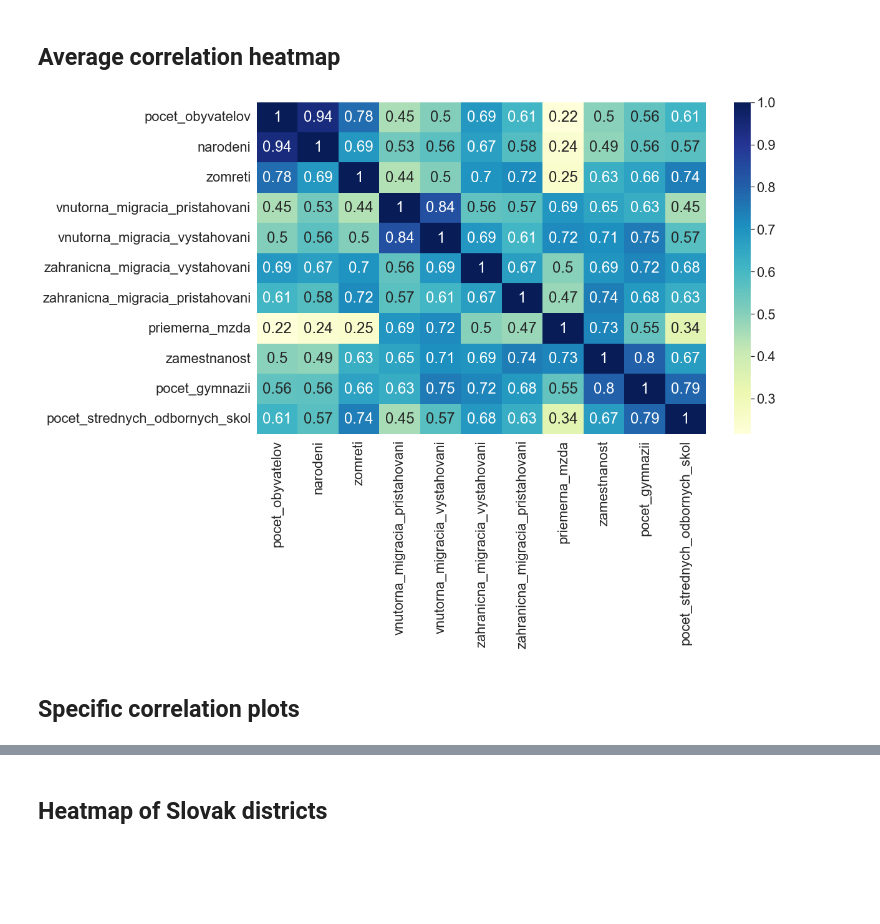
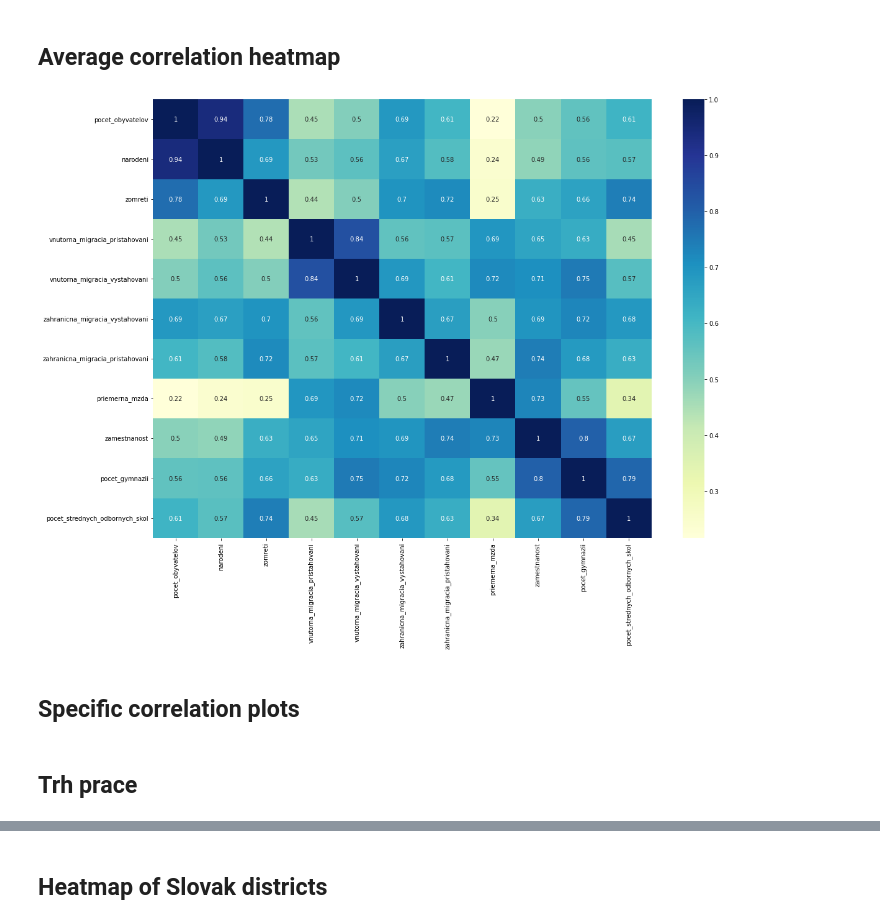
Before and after one commit to samuel-soltys/slovak-analysis, a Jupyter notebook: workbook.ipynb, the cells around one changed output, grey strips where cells are left out. Drawn from its saved outputs; the diff is of its cells as text; code cells hidden in the pictures; blank space fills up the shorter version.

```diff
--- a/workbook.ipynb
+++ b/workbook.ipynb
@@ -71,21 +71,21 @@ for year in range(2010,2022):
 # %% [markdown]
 ## Average correlation heatmap
 # %%
-sb.set(font_scale=2)
+# sb.set(font_scale=2)
 sum_of_correlations = years[2010].corr()
 
 for year in range(2011,2022):
     sum_of_correlations += years[year].corr()
 
 sum_of_correlations = sum_of_correlations / 12
 
 fig, ax = plt.subplots(figsize=(18,13))
 
 mask = np.triu(np.ones_like(years[2010].corr(), dtype=bool))
 dataplot=sb.heatmap(sum_of_correlations, annot=True, cmap="YlGnBu", ax = ax)
-plt.savefig("map.png", transparent=True )
+# plt.savefig("map.png", transparent=True )
 # %% [output]
-[figure, old version]
+[figure, new version]
 # %% [markdown]
 ## Specific correlation plots
 # %%
@@ -100,0 +99,2 @@ def set_DPI():
+# %% [markdown]
+## Trh prace
```
Also changed, not shown: parts of 13 cells of this notebook.
